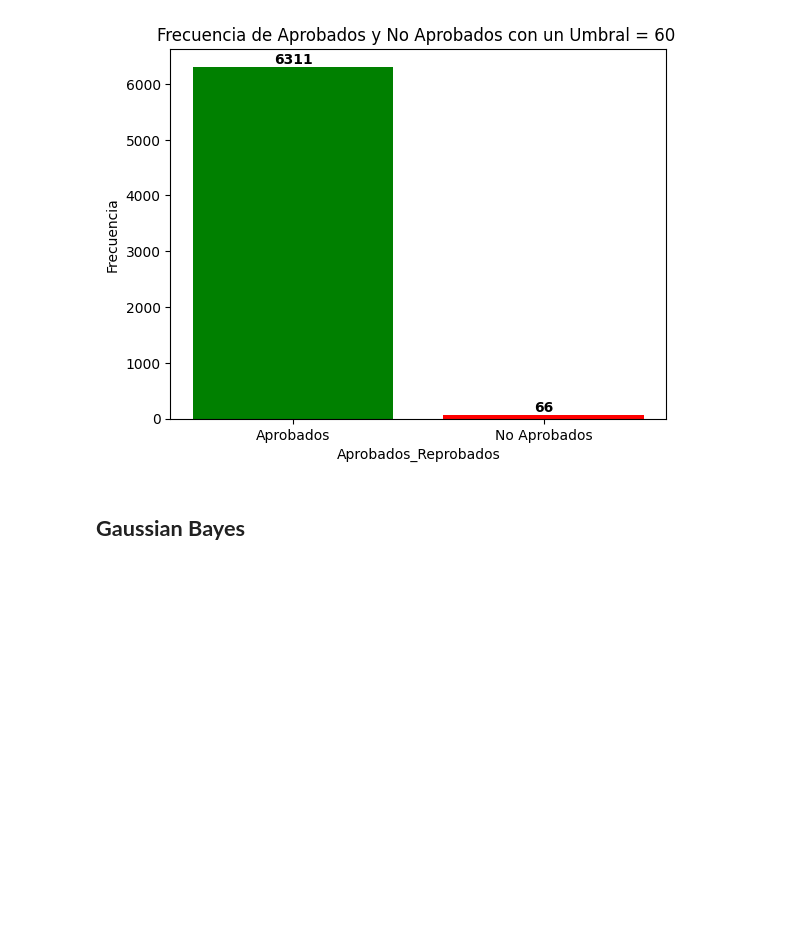
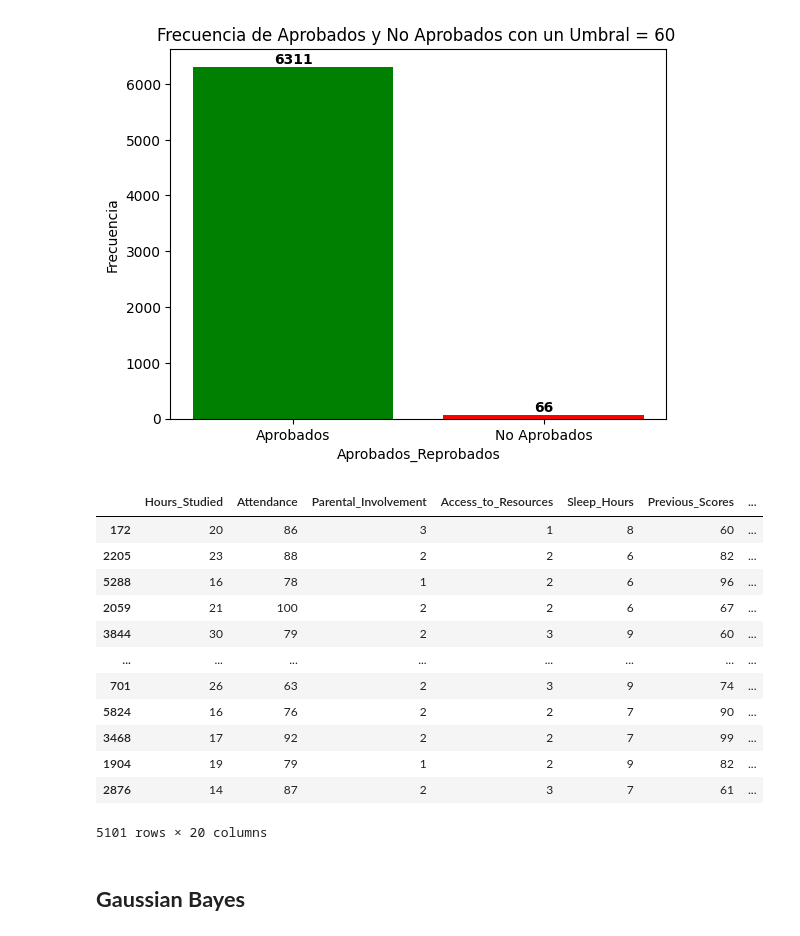
Before and after one commit to JeiGeek/ia1-LosPandas-prediccion_rendimiento_estudiantil, a Jupyter notebook: 02_Supervised_learning.ipynb, the cells around one changed output. Drawn from its saved outputs; the diff is of its cells as text; code cells hidden in the pictures; blank space fills up the shorter version.

```diff
--- a/02_Supervised_learning.ipynb
+++ b/02_Supervised_learning.ipynb
@@ -96,7 +99,7 @@ df_encoded
 # Preparacion de del dataset
 
 # copia del DataFrame
-df_60 = df.copy()
+df_60 = df_encoded.copy()
 
 # Agregar la columna booleana de aprobados si tiene valor mayor igual a 60
 df_60['Aprobados'] = df_60['Exam_Score'] >= 60
@@ -124,5 +127,32 @@ plt.ylabel('Frecuencia')
 plt.show()
 # %% [output]
 [figure]
+# %%
+#@title Primera partición de dataset para evaluar y evitar sobre entrenamiento
+X = df_60.drop('Aprobados', axis=1)
+y = df_60['Aprobados']
+
+X_train, X_test, y_train, y_test = train_test_split(
+    X, y,
+    test_size=0.2,       # 80 train - 20 test
+    stratify=y,          # mantiene proporciones del desbalance
+    random_state=42
+)
+# %%
+X_train
+# %% [output]
+|  | Hours_Studied | Attendance | Parental_Involvement | Access_to_Resources | Sleep_Hours | Previous_Scores | ... |
+| 172 | 20 | 86 | 3 | 1 | 8 | 60 | ... |
+| 2205 | 23 | 88 | 2 | 2 | 6 | 82 | ... |
+| 5288 | 16 | 78 | 1 | 2 | 6 | 96 | ... |
+| 2059 | 21 | 100 | 2 | 2 | 6 | 67 | ... |
+| 3844 | 30 | 79 | 2 | 3 | 9 | 60 | ... |
+| ... | ... | ... | ... | ... | ... | ... | ... |
+| 701 | 26 | 63 | 2 | 3 | 9 | 74 | ... |
+| 5824 | 16 | 76 | 2 | 2 | 7 | 90 | ... |
+| 3468 | 17 | 92 | 2 | 2 | 7 | 99 | ... |
+| 1904 | 19 | 79 | 1 | 2 | 9 | 82 | ... |
+| 2876 | 14 | 87 | 2 | 3 | 7 | 61 | ... |
+5101 rows × 20 columns
 # %% [markdown]
 ## **Gaussian Bayes**
```
Also changed, not shown: parts of 3 cells of this notebook.
